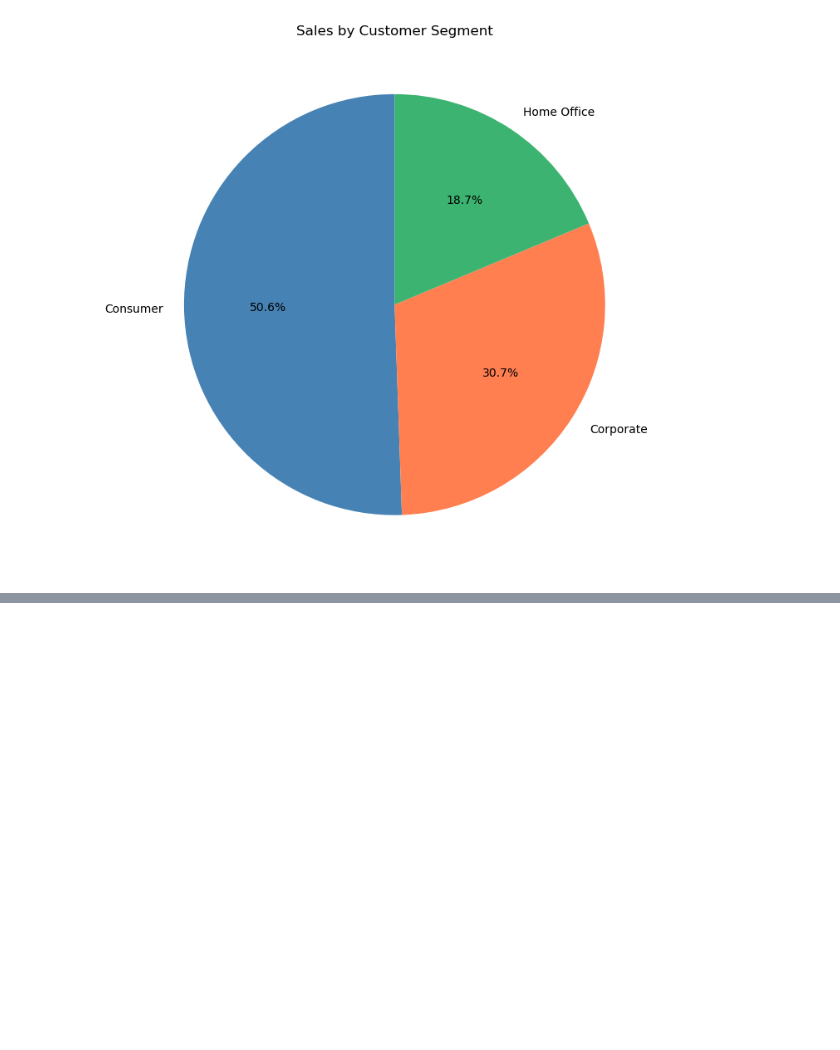
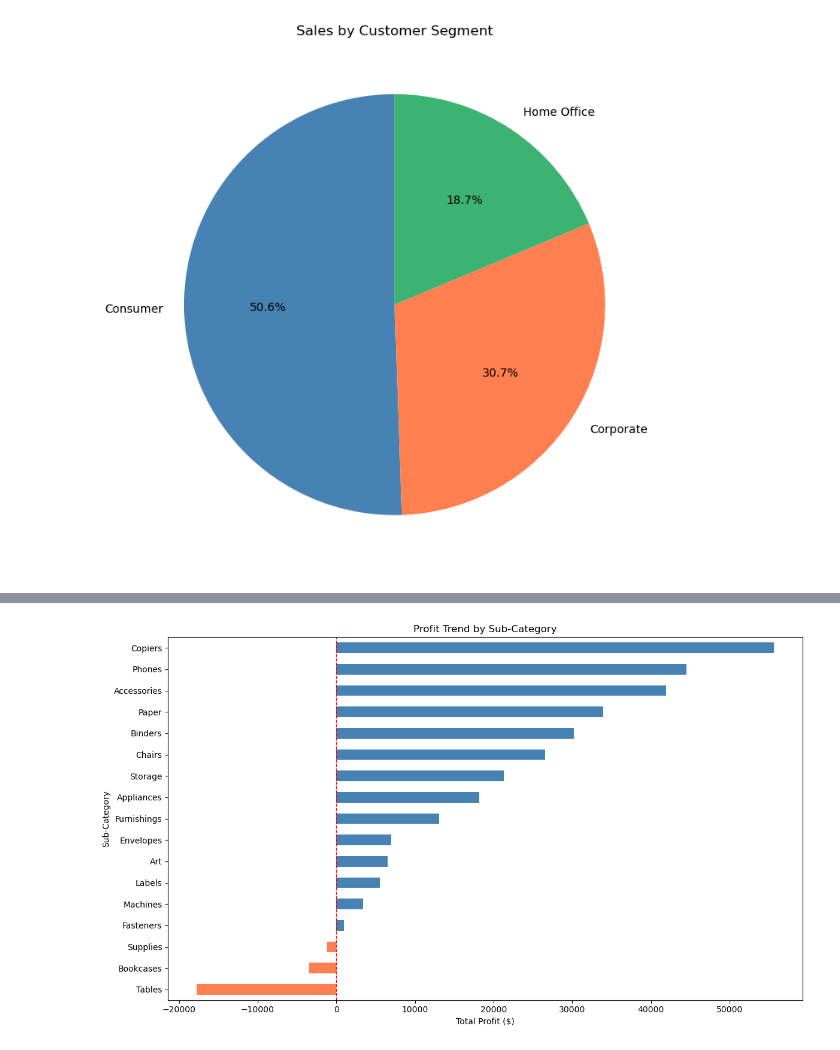
Before and after one commit to sahanaadiga05/End-to-End-Sales-Analytics-Pipeline, a Jupyter notebook: End-to-End Sales Analytics.ipynb, the cells around one changed output, grey strips where cells are left out. Saved outputs shown, nothing was run; the diff lists cells and outputs as text; code cells hidden in the pictures; blank space fills up the shorter version.

```diff
--- a/End-to-End Sales Analytics.ipynb
+++ b/End-to-End Sales Analytics.ipynb
@@ -256,0 +325,15 @@ plt.show()
+# %%
+# Sub-category profit trend
+sub_profit = df.groupby('Sub-Category')['Profit'].sum().sort_values()
+
+plt.figure(figsize=(12,7))
+colors = ['coral' if x < 0 else 'steelblue' for x in sub_profit]
+sub_profit.plot(kind='barh', color=colors)
+plt.title('Profit Trend by Sub-Category')
+plt.xlabel('Total Profit ($)')
+plt.axvline(0, color='red', linestyle='--', linewidth=1)
+plt.tight_layout()
+plt.savefig('subcategory_trend.png')
+plt.show()
+# %% [output]
+[figure, added]
```
Also changed, not shown: parts of 7 cells of this notebook.
